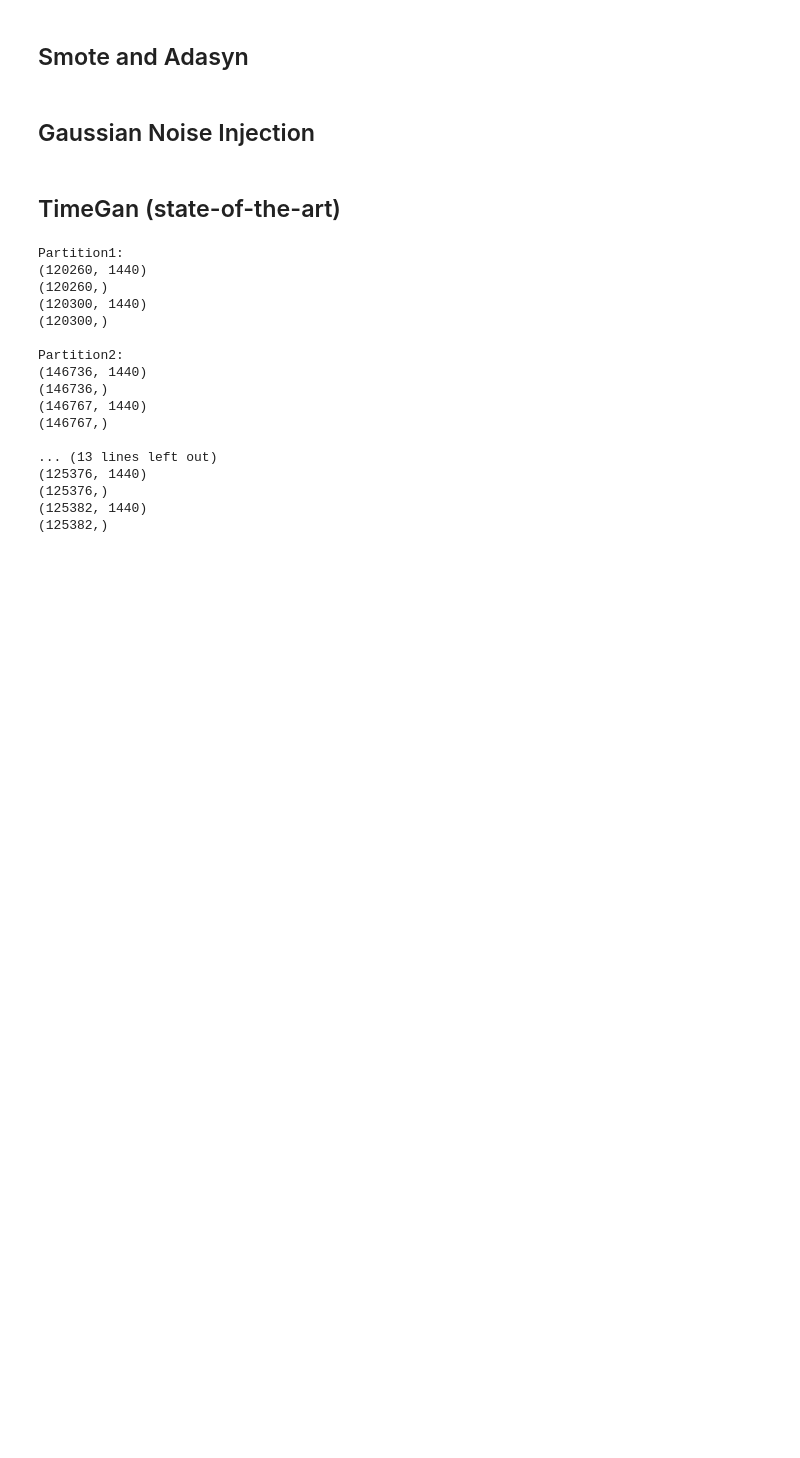
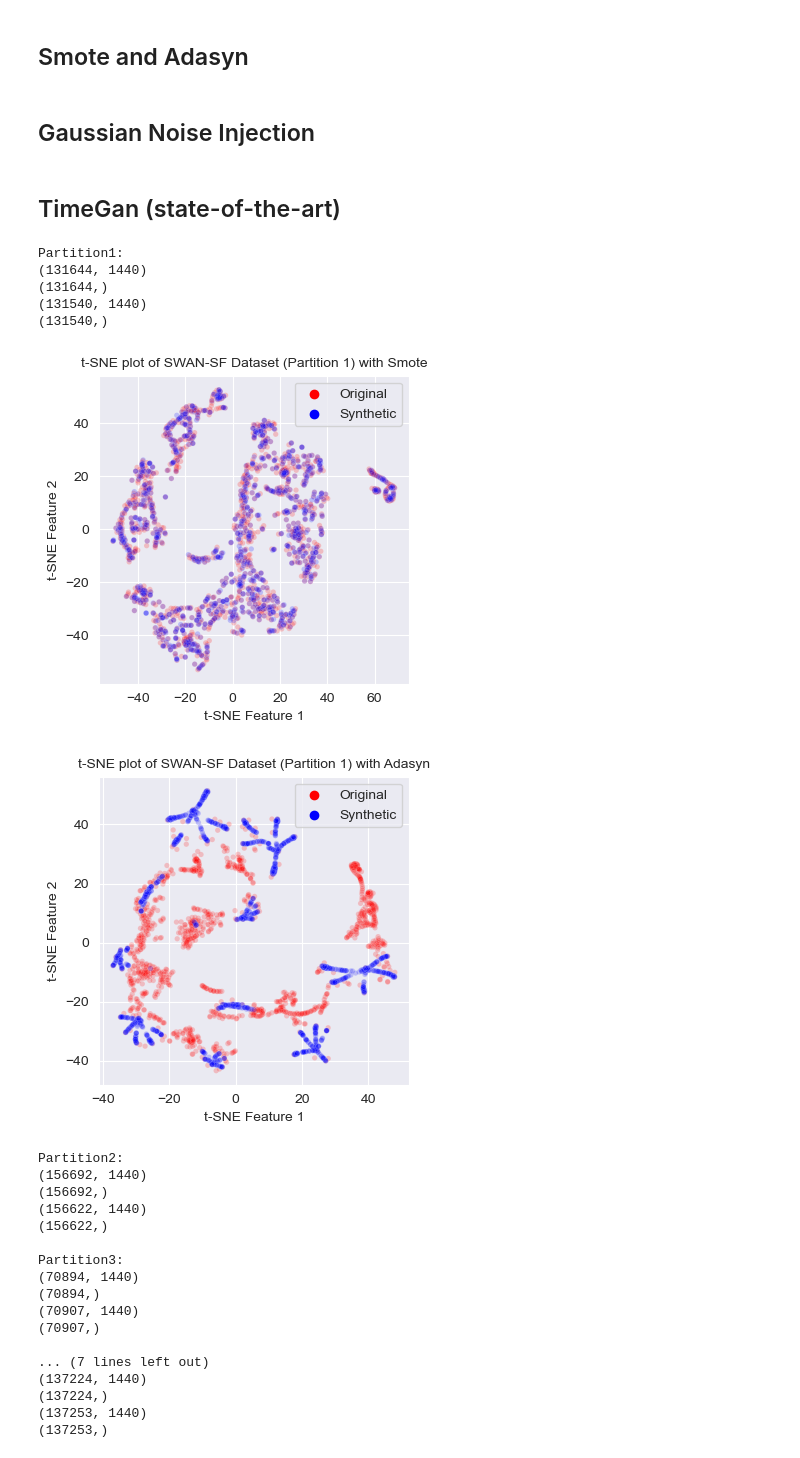
Before and after one commit to samresume/FlarePredict-DataPrep-Sampling-SWANSF, a Jupyter notebook: 7_OverSampling_SWANSF.ipynb, the cells around one changed output. Cells and saved outputs as stored; diff of their text form; code cells hidden in the pictures; blank space fills up the shorter version.

```diff
--- a/7_OverSampling_SWANSF.ipynb
+++ b/7_OverSampling_SWANSF.ipynb
@@ -6,12 +48,17 @@ import numpy as np
 # %% [markdown]
 ## Smote and Adasyn
 # %%
-# SMOTE, TomekLinks, and RUS
-# ADASYN, TomekLinks, and RUS
+# SMOTE
+# ADASYN
+from imblearn.over_sampling import SMOTE, ADASYN
 
 def smote_adasyn(start_position, end_position, data_dir, name, X_train, Y_train):
 
     for i in range(start_position-1, end_position):
+
+        class_counts = np.bincount(Y_train[i].astype(int))
+        minority_class = np.argmin(class_counts)
+        minority_indices = np.where(Y_train[i] == minority_class)[0]
 
         smote = SMOTE(sampling_strategy='minority', random_state=42)
         X_train_Smote, Y_train_Smote = smote.fit_resample(X_train[i], Y_train[i])
@@ -24,6 +71,14 @@ def smote_adasyn(start_position, end_position, data_dir, name, X_train, Y_train)
         print(Y_train_Smote.shape)
         print(X_train_Adasyn.shape)
         print(str(Y_train_Adasyn.shape) + '\n')
+
+
+        #tSNE
+        if i == 0:
+            original = X_train[i][minority_indices]
+            length = X_train[i].shape[0]
+            synthetic = X_train_Smote[length:length+original.shape[0],:]
+            tsne_visualization(original[:,300:360], synthetic[:,300:360], 'Smote')
 
         num_samples = X_train_Smote.shape[0]
         shuffle_indices = np.random.permutation(num_samples)
@@ -40,6 +95,13 @@ def smote_adasyn(start_position, end_position, data_dir, name, X_train, Y_train)
             pickle.dump(Y_train_Smote_shuffled, f)
 
 
+        #tSNE
+        if i == 0:
+            original = X_train[i][minority_indices]
+            length = X_train[i].shape[0]
+            synthetic = X_train_Adasyn[length:length+original.shape[0],:]
+            tsne_visualization(original[:,300:360], synthetic[:,300:360], 'Adasyn')
+
         num_samples = X_train_Adasyn.shape[0]
         shuffle_indices = np.random.permutation(num_samples)
 
@@ -178,39 +260,46 @@ def timegan(start_position, end_position, data_dir, name, X_train, Y_train):
 import pickle
 import pandas as pd
 
-data_dir = "/Users/samskanderi/Documents/Research_Project/SWANSF/code/4_4_FinalData_WithoutB&C_Concatenation_KnnImputation/"
+data_dir = "/Users/samskanderi/Documents/Research_Project/SWANSF/code/4_4_FinalData_WithoutC_Concatenation_KnnImputation/"
 
 X_train_array = []
 Y_train_array = []
 
 num_partitions = 5
 for i in range(0, num_partitions):
-    with open(data_dir + "Partition" + str(i+1) + "_WithoutB&C_Concatenation_KnnImputation" +".pkl", 'rb') as f:
+    with open(data_dir + "Partition" + str(i+1) + "_WithoutC_Concatenation_KnnImputation" +".pkl", 'rb') as f:
         X_train_array.append(pickle.load(f))
-    with open(data_dir + "Partition" + str(i+1) + "_Labels_WithoutB&C_Concatenation_KnnImputation" +".pkl", 'rb') as f:
+    with open(data_dir + "Partition" + str(i+1) + "_Labels_WithoutC_Concatenation_KnnImputation" +".pkl", 'rb') as f:
         Y_train_array.append(pickle.load(f))
 # %%
 data_dir = "/Users/samskanderi/Documents/Research_Project/SWANSF/code/\
 6_2_OSampling_Concatenation_KnnImputation/"
 
-name = "OSampling_Concatenation_KnnImputation"
+name = "OSampling_WithoutC_Concatenation_KnnImputation"
 
 smote_adasyn(1, 5, data_dir, name, X_train_array, Y_train_array)
 # %% [output]
 Partition1:
-(120260, 1440)
-(120260,)
-(120300, 1440)
-(120300,)
-
-Partition2:
-(146736, 1440)
-(146736,)
-(146767, 1440)
-(146767,)
-
-... (13 lines left out)
-(125376, 1440)
-(125376,)
-(125382, 1440)
-(125382,)
+(131644, 1440)
+(131644,)
+(131540, 1440)
+(131540,)
+[figure, added]
+[figure, added]
+Partition2:
+(156692, 1440)
+(156692,)
+(156622, 1440)
+(156622,)
+
+Partition3:
+(70894, 1440)
+(70894,)
+(70907, 1440)
+(70907,)
+
+... (7 lines left out)
+(137224, 1440)
+(137224,)
+(137253, 1440)
+(137253,)
```
Also changed, not shown: parts of 9 cells of this notebook, 11 other files.
